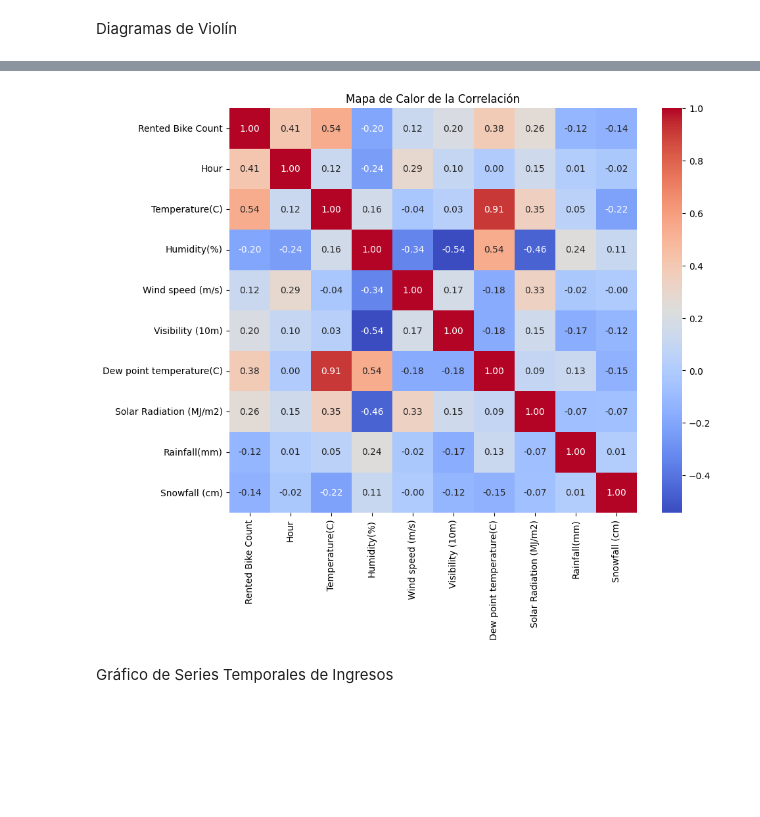
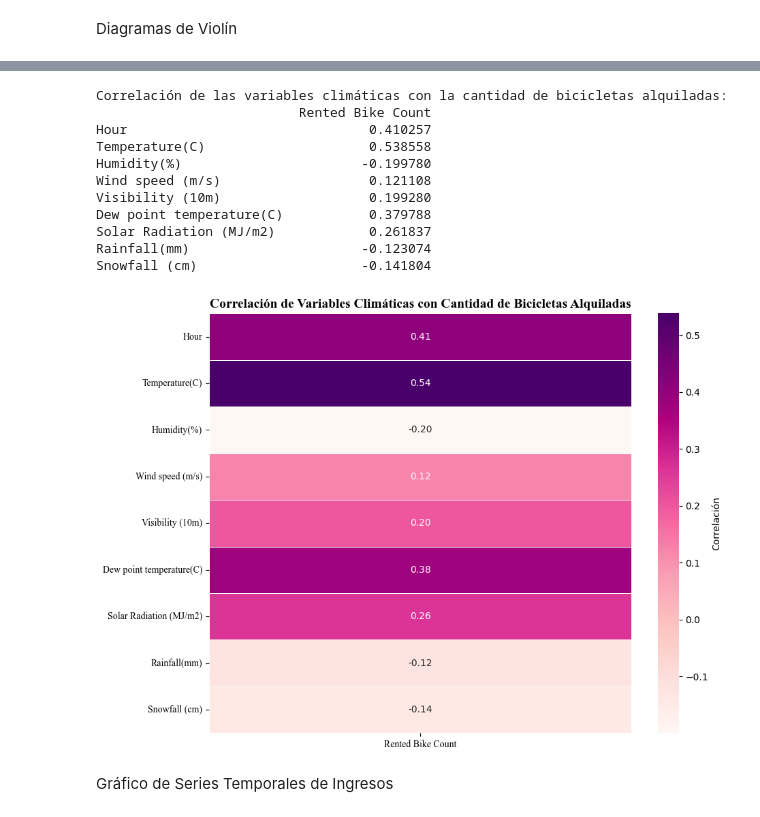
Before and after one commit to cflorido/Proyecto1_Analitica, a Jupyter notebook: AnalisisDeDatos.ipynb, the cells around one changed output, grey strips where cells are left out. Cells and saved outputs as stored; diff of their text form; code cells hidden in the pictures; blank space fills up the shorter version.

```diff
--- a/AnalisisDeDatos.ipynb
+++ b/AnalisisDeDatos.ipynb
@@ -276,14 +197,56 @@ Winter   2160.0   225.541204  150.372236  3.0  110.00  203.0   305.00   937.0
-# %%
-numeric_columns = df.select_dtypes(include=['float64', 'int64'])
-
-corr = numeric_columns.corr()
-
-plt.figure(figsize=(10, 8))
-sns.heatmap(corr, annot=True, cmap='coolwarm', fmt='.2f')
-plt.title('Mapa de Calor de la Correlación')
-plt.show()
-# %% [output]
-[figure, removed]
+# %%
+import pandas as pd
+import seaborn as sns
+import matplotlib.pyplot as plt
+
+# Cargar datos
+df = pd.read_csv('data.csv')
+
+# Definir las variables climáticas
+variables_climaticas = [
+    'Hour',
+    'Temperature(C)',
+    'Humidity(%)',
+    'Wind speed (m/s)',
+    'Visibility (10m)',
+    'Dew point temperature(C)',
+    'Solar Radiation (MJ/m2)',
+    'Rainfall(mm)',
+    'Snowfall (cm)'
+]
+
+# Calcular la correlación entre todas las variables
+correlacion = df[variables_climaticas + ['Rented Bike Count']].corr()
+
+# Filtrar para mostrar solo la correlación con la variable 'Rented Bike Count'
+correlacion_interes = correlacion[['Rented Bike Count']].drop('Rented Bike Count')
+
+# Imprimir la correlación
+print("Correlación de las variables climáticas con la cantidad de bicicletas alquiladas:")
+print(correlacion_interes)
+
+# Crear el mapa de calor
+plt.figure(figsize=(10, 8))
+sns.heatmap(correlacion_interes, annot=True, cmap='RdPu', fmt=".2f", linewidths=0.5,
+            cbar_kws={'label': 'Correlación'})
+plt.title('Correlación de Variables Climáticas con Cantidad de Bicicletas Alquiladas',
+          fontsize=14, fontweight='bold', family='Times New Roman')
+plt.xticks(fontsize=10, family='Times New Roman')
+plt.yticks(fontsize=10, family='Times New Roman')
+plt.show()
+# %% [output]
+Correlación de las variables climáticas con la cantidad de bicicletas alquiladas:
+                          Rented Bike Count
+Hour                               0.410257
+Temperature(C)                     0.538558
+Humidity(%)                       -0.199780
+Wind speed (m/s)                   0.121108
+Visibility (10m)                   0.199280
+Dew point temperature(C)           0.379788
+Solar Radiation (MJ/m2)            0.261837
+Rainfall(mm)                      -0.123074
+Snowfall (cm)                     -0.141804
+[figure, added]
 # %% [markdown]
 Gráfico de Series Temporales de Ingresos
 # %%
```
Also changed, not shown: parts of 6 cells of this notebook.
